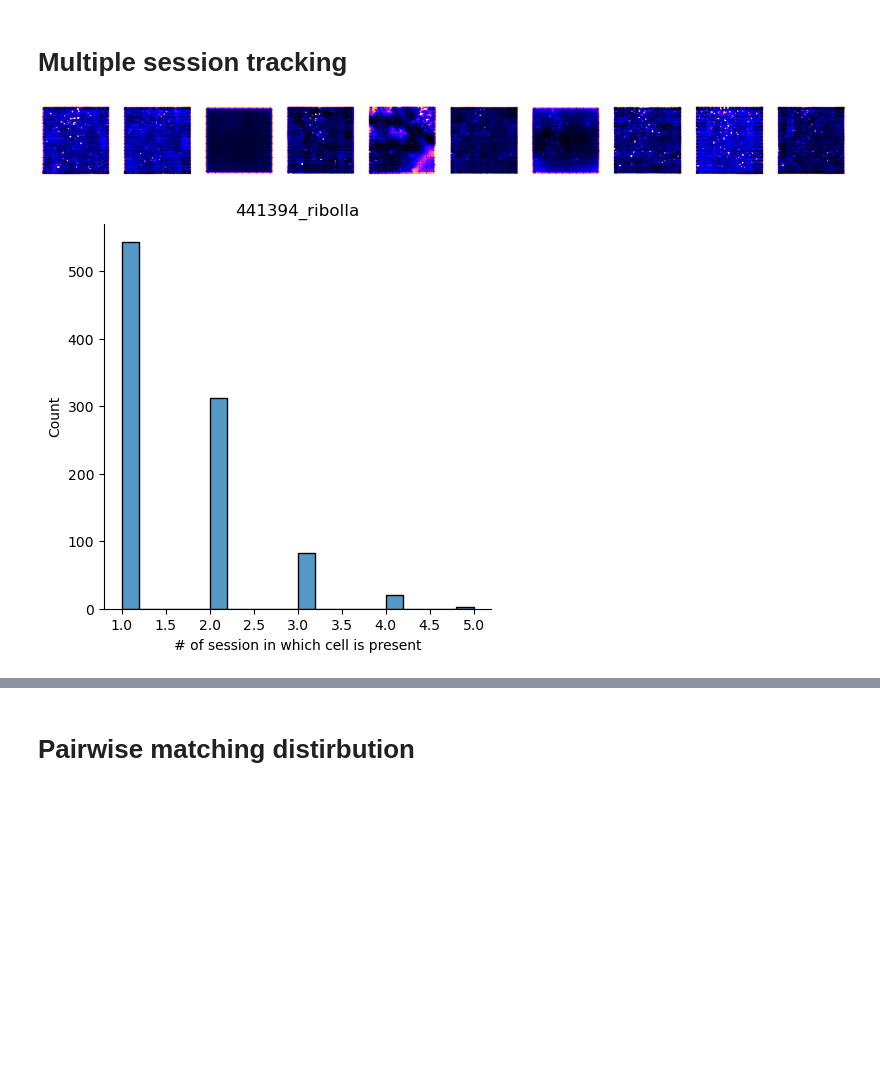
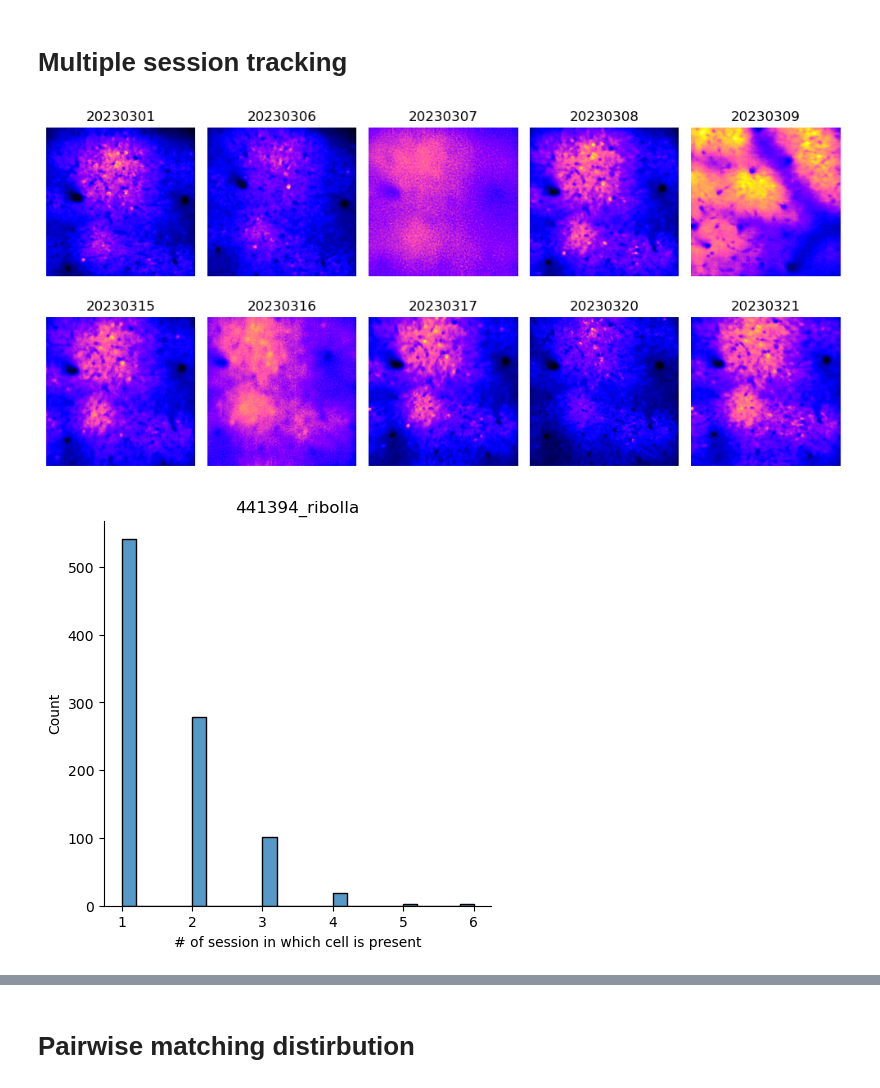
Before and after one commit to NeuroNetMem/pipeline_2p, a Jupyter notebook: pipeline/multisession_registration.ipynb, the cells around one changed output, grey strips where cells are left out. Saved outputs shown, nothing was run; the diff lists cells and outputs as text; code cells hidden in the pictures; blank space fills up the shorter version.

Commit message:
updated session exploration and structure

```diff
--- a/pipeline/multisession_registration.ipynb
+++ b/pipeline/multisession_registration.ipynb
@@ -73,15 +73,18 @@ for date in sessions[animal]:
         metrics = pickle.load(pfile)
     spatial.append(cnmf.estimates.A[:,cnmf.estimates.idx_components])
     dims.append(cnmf.dims)
-    templates.append(np.asarray(metrics['corr_image']))
+    templates.append(np.asarray(metrics['mean_image']))
 # %%
-plt.figure(figsize=(30,10))
+plt.figure(figsize=(10,5))
 for i,t in enumerate(templates):
-    plt.subplot(1,len(templates),i+1)
-    plt.imshow(t,vmin=np.percentile(t.ravel(),3),vmax=np.percentile(t.ravel(),97),cmap=plt.cm.gnuplot2)
+    plt.subplot(2,5,i+1)
+    plt.title(f'{sessions[animal][i]}')
+    plt.imshow(t,cmap=plt.cm.gnuplot2)
     plt.axis('off')
+plt.tight_layout()
+#plt.savefig(f'/ceph/imaging1/davide/2p_data/images/corr_imgs_{animal}.png')
 # %% [output]
-[figure, old version]
+[figure, new version]
 # %%
 spatial_union, assignments, matchings = register_multisession(A=spatial, dims=dims[0], templates=templates)
 # %%
@@ -92,7 +95,7 @@ sns.histplot(cell_frequency)
 plt.xlabel('# of session in which cell is present')
 sns.despine()
 # %% [output]
-[figure, old version]
+[figure, new version]
 # %%
 registered_cells = []
 ns = np.arange(1,11)
```
Also changed, not shown: parts of 1 cell of this notebook, 4 other files.
